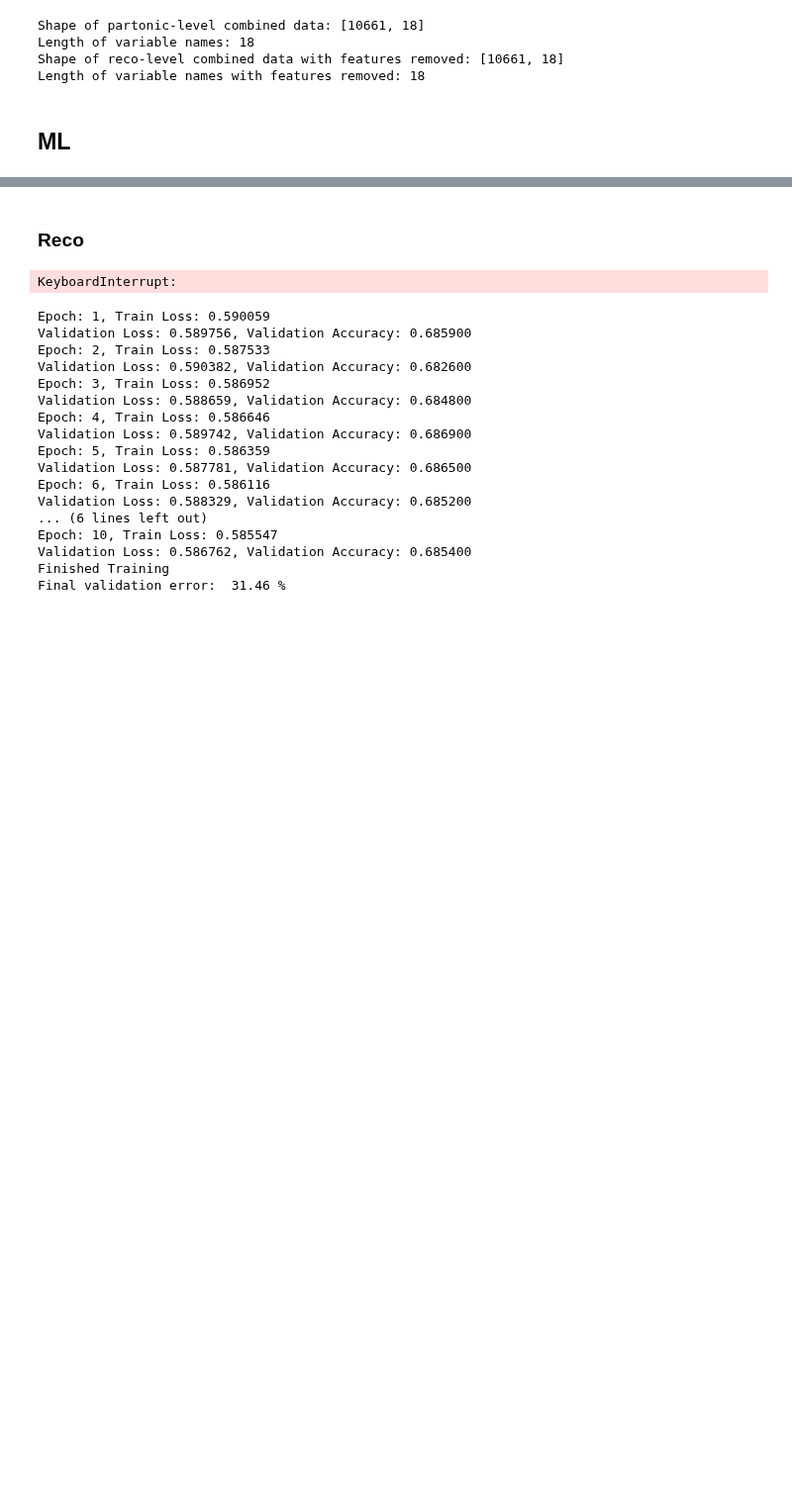
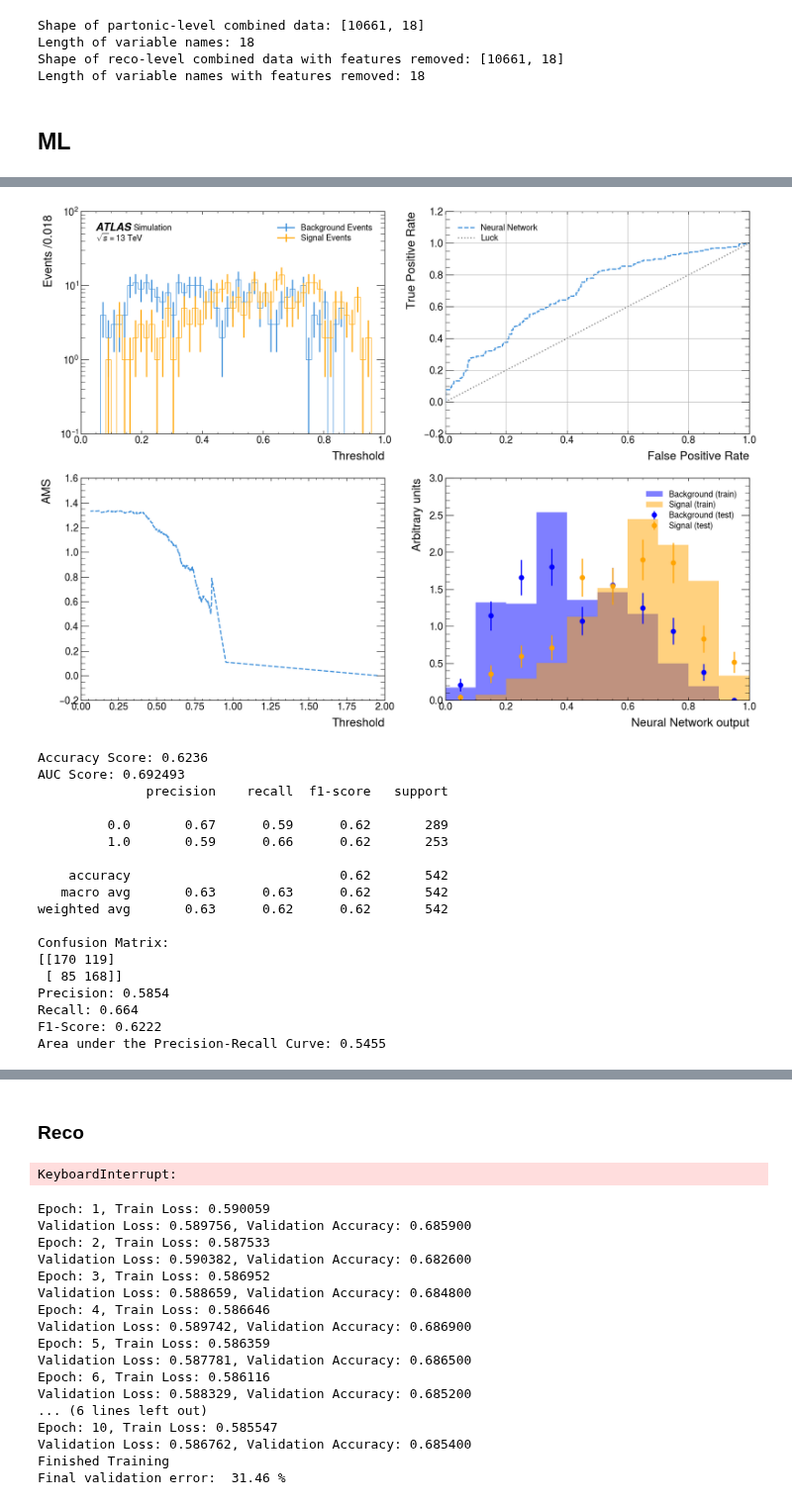
Before and after one commit to archiebrooks02/MPHYS-4Top, a Jupyter notebook: ML_bigdata.ipynb, the cells around one changed output, grey strips where cells are left out. Shown at 99% size. Cells and saved outputs as stored; diff of their text form; code cells hidden in the pictures; blank space fills up the shorter version.

Commit message:
machine learning on matched data

```diff
--- a/ML_bigdata.ipynb
+++ b/ML_bigdata.ipynb
@@ -1225,0 +1997,18 @@ Length of variable names with features removed: 18
+# %%
+X_train_tensor_reco_matched = torch.as_tensor(X_train_scaled_reco_matched, dtype=torch.float)  # make tensor from X_train_scaled
+y_train_tensor_reco_matched = torch.as_tensor(y_train_reco_matched, dtype=torch.long)  # make tensor from y_train
+
+X_train_var_reco_matched, y_train_var_reco_matched = Variable(X_train_tensor_reco_matched), Variable(y_train_tensor_reco_matched)  # make variables from tensors
+
+X_valid_var_reco_matched, y_valid_var_reco_matched = (X_train_var_reco_matched[:100],y_train_var_reco_matched[:100],)  # get first 100 events for validation
+X_train_nn_var_reco_matched, y_train_nn_var_reco_matched = (X_train_var_reco_matched[100:],y_train_var_reco_matched[100:],)  # get remaining events for training
+
+train_data_reco_matched = Data.TensorDataset(X_train_nn_var_reco_matched, y_train_nn_var_reco_matched)  # create training dataset
+valid_data_reco_matched = Data.TensorDataset(X_valid_var_reco_matched, y_valid_var_reco_matched)  # create validation dataset
+
+train_loader_reco_matched = Data.DataLoader(dataset=train_data_reco_matched,batch_size=batch_size,shuffle=True,)
+valid_loader_reco_matched = Data.DataLoader(dataset=valid_data_reco_matched,batch_size=batch_size,shuffle=True,)
+# %%
+NN_clf_reco_matched = Classifier_MLP(in_dim=input_size, hidden_dim1=hidden_size1, hidden_dim2=hidden_size2, dropout_rate=dropout_rate, out_dim=num_classes)
+optimiser_reco_matched = torch.optim.Adam(NN_clf_reco_matched.parameters(), lr=learning_rate)
+NN_clf_reco_matched.fit(train_loader_reco_matched,valid_loader_reco_matched,optimiser_reco_matched)
@@ -1225,0 +2054,45 @@ Length of variable names with features removed: 18
+# %%
+fig, ax = plt.subplots(2,2, figsize=(20,15))
+histogram([decisions_nn_reco_matched[y_test_reco_matched == 0],decisions_nn_reco_matched[y_test_reco_matched == 1]],50,['Background Events','Signal Events'],ax[0,0],ratio=False,x_units='')
+ax[0,0].set_xlabel(r'Threshold')
+ax[0,0].set_yscale('log')
+ax[0,0].legend(loc='upper right')
+ax[0,1].plot(fpr_nn_reco_matched, tpr_nn_reco_matched, linestyle="dashed", label="Neural Network")
+ax[0,1].plot([0, 1], [0, 1], linestyle="dotted", color="grey", label="Luck")
+ax[0,1].set_xlabel("False Positive Rate")
+ax[0,1].set_ylabel("True Positive Rate")
+ax[0,1].grid()
+ax[0,1].legend()
+ax[1,0].plot(thresholds_nn_reco_matched, ams_nn_reco_matched, linestyle="dashed", label="Neural Network")
+ax[1,0].set_xlabel(r'Threshold')
+ax[1,0].set_ylabel(r'AMS')
+compare_train_test(NN_clf_reco_matched, X_train_scaled_reco_matched, y_train_reco_matched, X_test_scaled_reco_matched, y_test_reco_matched, "Neural Network output")
+plt.show()
+print(f"Accuracy Score: {accuracy_score(y_test_reco_matched, y_pred_NN_reco_matched):.4g}")
+print(f"AUC Score: {auc_score_reco_matched:.6g}")
+print(classification_report(y_test_reco_matched,y_pred_NN_reco_matched))
+print(f"Confusion Matrix: \n{cm_reco_matched}")
+print(f"Precision: {precision_reco_matched:.4g}")
+print(f"Recall: {recall_reco_matched:.4g}")
+print(f"F1-Score: {f1_reco_matched:.4g}")
+print(f"Area under the Precision-Recall Curve: {auc_pr_reco_matched:.4g}")
+# %% [output]
+[figure, added]
+Accuracy Score: 0.6236
+AUC Score: 0.692493
+              precision    recall  f1-score   support
+
+         0.0       0.67      0.59      0.62       289
+         1.0       0.59      0.66      0.62       253
+
+    accuracy                           0.62       542
+   macro avg       0.63      0.63      0.62       542
+weighted avg       0.63      0.62      0.62       542
+
+Confusion Matrix:
+[[170 119]
+ [ 85 168]]
+Precision: 0.5854
+Recall: 0.664
+F1-Score: 0.6222
+Area under the Precision-Recall Curve: 0.5455
```
Also changed, not shown: parts of 48 cells of this notebook.
